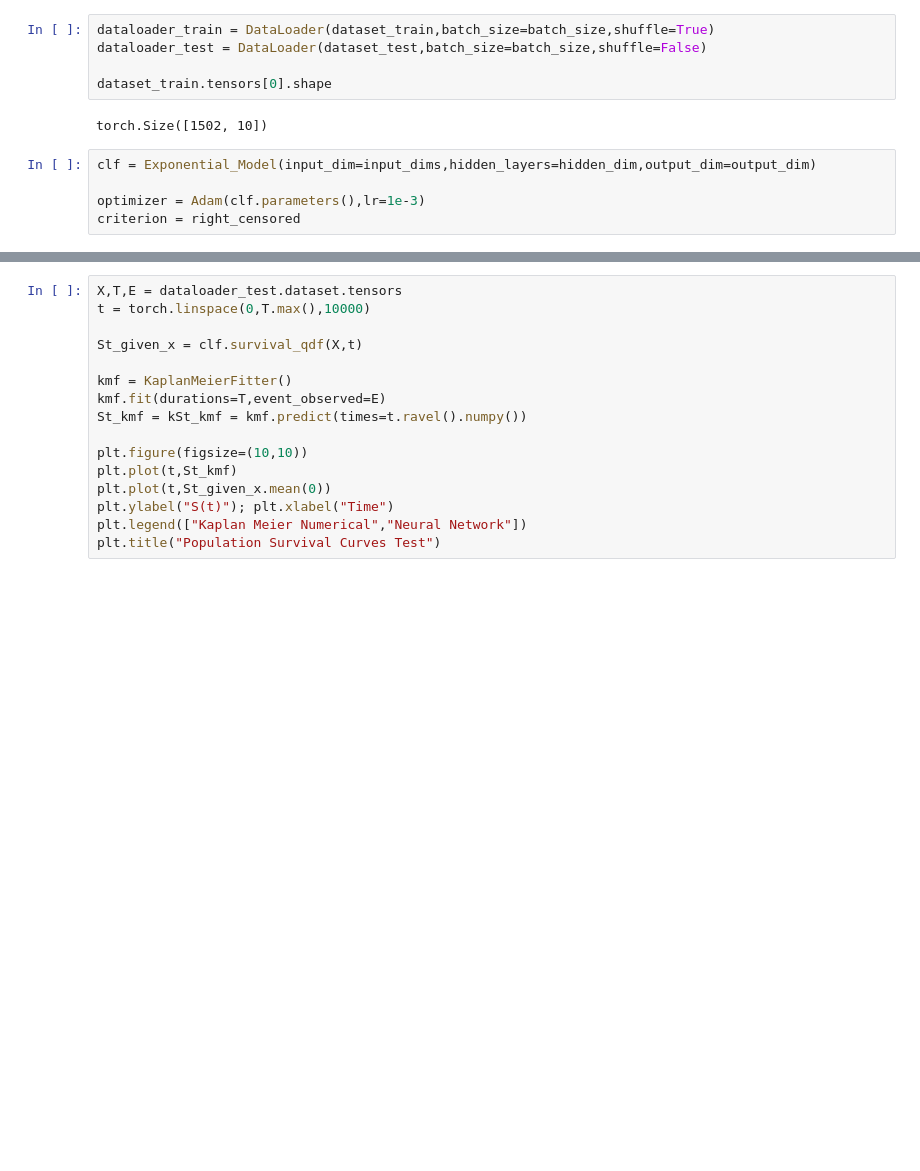
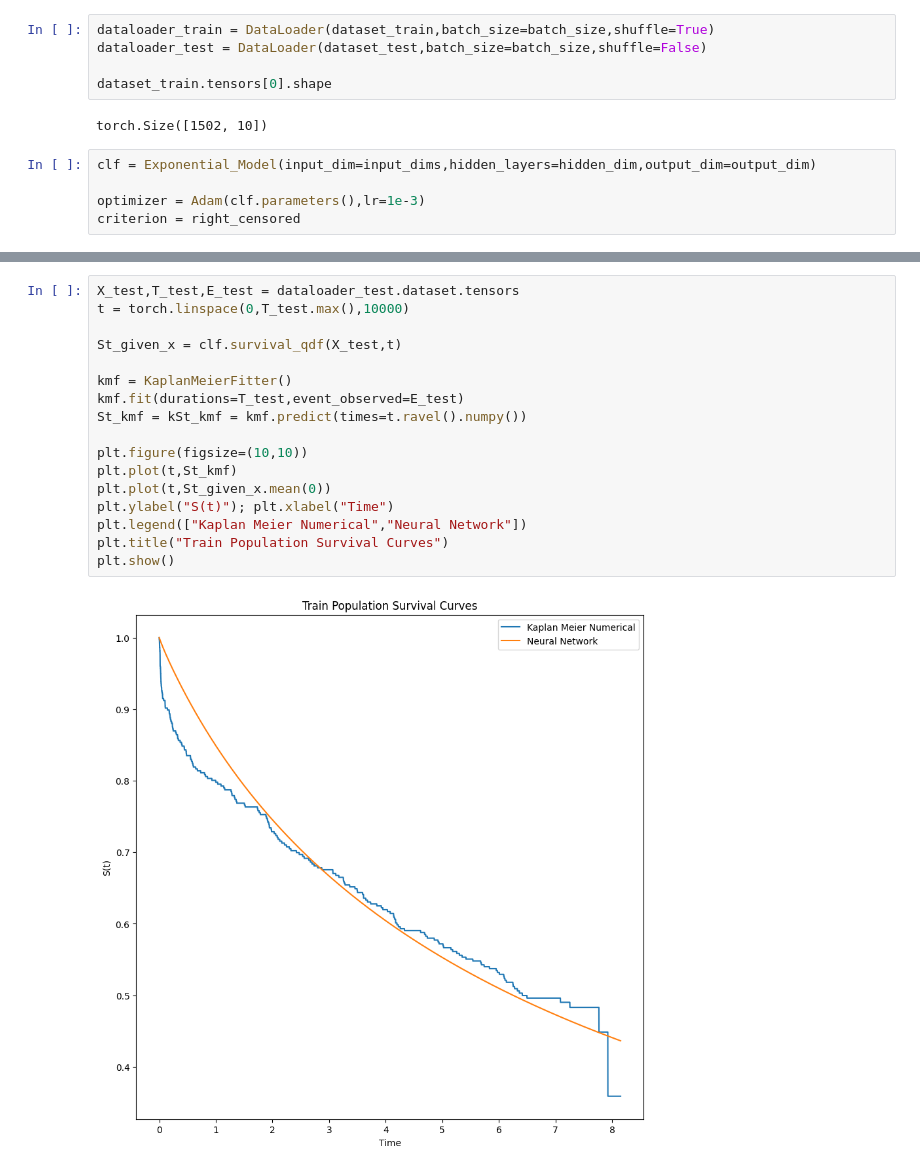
Before and after one commit to mlpotter/SAWAR, a Jupyter notebook: src/main_vanilla.ipynb, the cells around one changed output, grey strips where cells are left out. Cells and saved outputs as stored; diff of their text form; blank space fills up the shorter version.

```diff
--- a/src/main_vanilla.ipynb
+++ b/src/main_vanilla.ipynb
@@ -90,16 +83,19 @@ plt.title("Individual Survival Curves Train")
 # %%
-X,T,E = dataloader_test.dataset.tensors
-t = torch.linspace(0,T.max(),10000)
+X_test,T_test,E_test = dataloader_test.dataset.tensors
+t = torch.linspace(0,T_test.max(),10000)
 
-St_given_x = clf.survival_qdf(X,t)
+St_given_x = clf.survival_qdf(X_test,t)
 
 kmf = KaplanMeierFitter()
-kmf.fit(durations=T,event_observed=E)
+kmf.fit(durations=T_test,event_observed=E_test)
 St_kmf = kSt_kmf = kmf.predict(times=t.ravel().numpy())
 
 plt.figure(figsize=(10,10))
 plt.plot(t,St_kmf)
 plt.plot(t,St_given_x.mean(0))
 plt.ylabel("S(t)"); plt.xlabel("Time")
 plt.legend(["Kaplan Meier Numerical","Neural Network"])
-plt.title("Population Survival Curves Test")
+plt.title("Train Population Survival Curves")
+plt.show()
+# %% [output]
+[figure, added]
```
Also changed, not shown: parts of 11 cells of this notebook, 2 other files.
